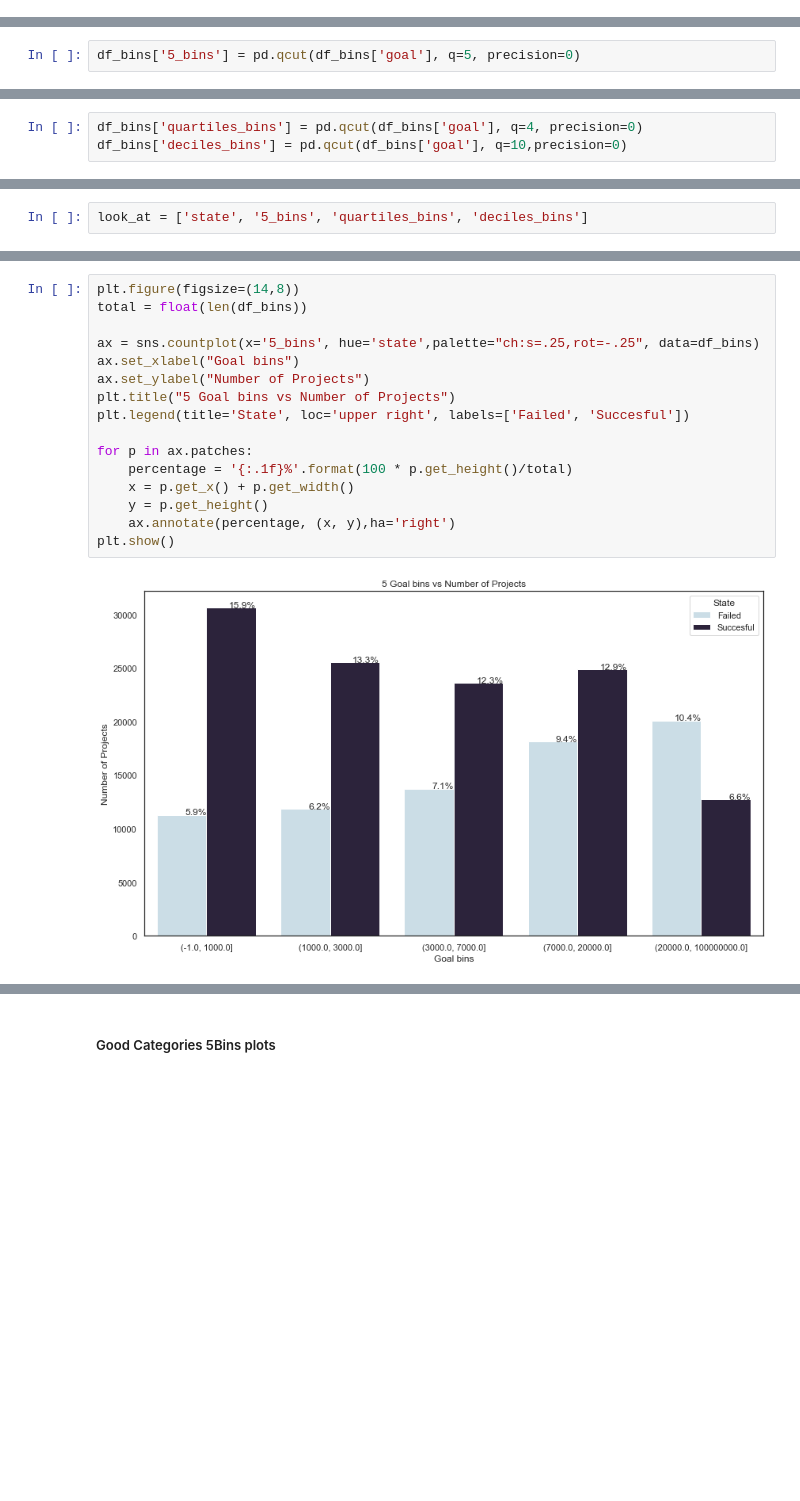
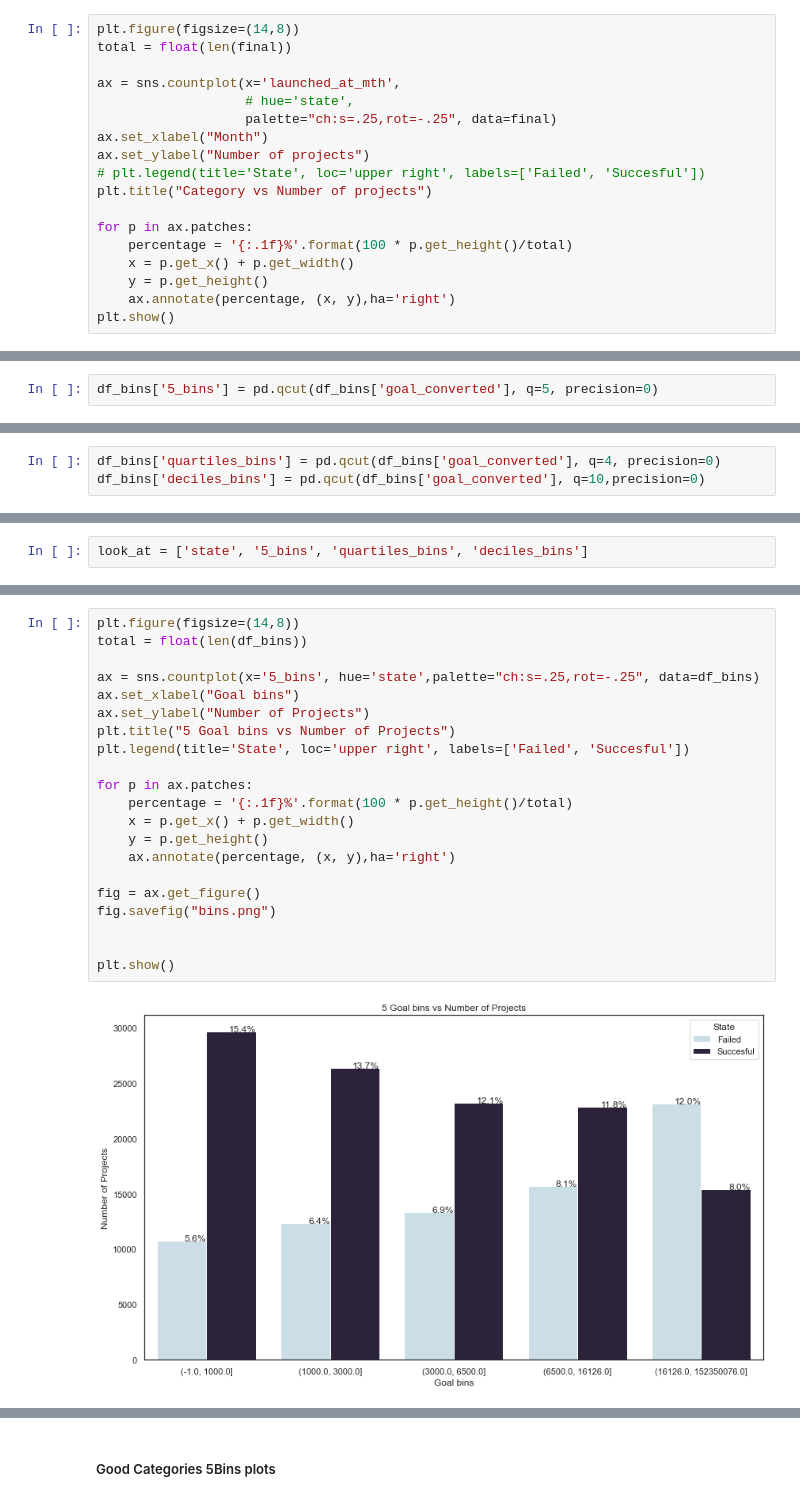
Before and after one commit to ttothea/Kickstarter-Campaign-Success-Predictor, a Jupyter notebook: 05_c_Charlie_Plots.ipynb, the cells around one changed output, grey strips where cells are left out. Saved outputs shown, nothing was run; the diff lists cells and outputs as text; blank space fills up the shorter version.

Commit message:
05c_Charlie Plots

```diff
--- a/05_c_Charlie_Plots.ipynb
+++ b/05_c_Charlie_Plots.ipynb
@@ -625,3 +625,21 @@ plt.title("Month vs Success rate")
 # %% [output]
 Text(0.5, 1.0, 'Month vs Success rate')
 [figure]
+# %%
+plt.figure(figsize=(14,8))
+total = float(len(final))
+
+ax = sns.countplot(x='launched_at_mth',
+                   # hue='state',
+                   palette="ch:s=.25,rot=-.25", data=final)
+ax.set_xlabel("Month")
+ax.set_ylabel("Number of projects")
+# plt.legend(title='State', loc='upper right', labels=['Failed', 'Succesful'])
+plt.title("Category vs Number of projects")
+
+for p in ax.patches:
+    percentage = '{:.1f}%'.format(100 * p.get_height()/total)
+    x = p.get_x() + p.get_width()
+    y = p.get_height()
+    ax.annotate(percentage, (x, y),ha='right')
+plt.show()
@@ -665,7 +685,7 @@ array([1, 2, 3])
 # %%
 df_bins = final.copy()
 # %%
-df_bins['5_bins'] = pd.qcut(df_bins['goal'], q=5, precision=0)
+df_bins['5_bins'] = pd.qcut(df_bins['goal_converted'], q=5, precision=0)
 # %%
 df_bins['5_bins'].unique()
 # %% [output]
@@ -674,6 +694,6 @@ Categories (5, interval[float64, right]): [(-1.0, 1000.0] < (1000.0, 3000.0] < (
 # %%
-df_bins['quartiles_bins'] = pd.qcut(df_bins['goal'], q=4, precision=0)
-df_bins['deciles_bins'] = pd.qcut(df_bins['goal'], q=10,precision=0)
+df_bins['quartiles_bins'] = pd.qcut(df_bins['goal_converted'], q=4, precision=0)
+df_bins['deciles_bins'] = pd.qcut(df_bins['goal_converted'], q=10,precision=0)
 # %%
 df_bins['quartiles_bins'].unique()
 # %% [output]
@@ -711,21 +731,26 @@ plt.show()
 # %%
 plt.figure(figsize=(14,8))
 total = float(len(df_bins))
 
 ax = sns.countplot(x='5_bins', hue='state',palette="ch:s=.25,rot=-.25", data=df_bins)
 ax.set_xlabel("Goal bins")
 ax.set_ylabel("Number of Projects")
 plt.title("5 Goal bins vs Number of Projects")
 plt.legend(title='State', loc='upper right', labels=['Failed', 'Succesful'])
 
 for p in ax.patches:
     percentage = '{:.1f}%'.format(100 * p.get_height()/total)
     x = p.get_x() + p.get_width()
     y = p.get_height()
     ax.annotate(percentage, (x, y),ha='right')
+
+fig = ax.get_figure()
+fig.savefig("bins.png")
+
+
 plt.show()
 # %% [output]
-[figure, old version]
+[figure, new version]
 # %%
 plt.figure(figsize=(14,8))
 total = float(len(df_bins))
```
Also changed, not shown: parts of 14 cells of this notebook.
